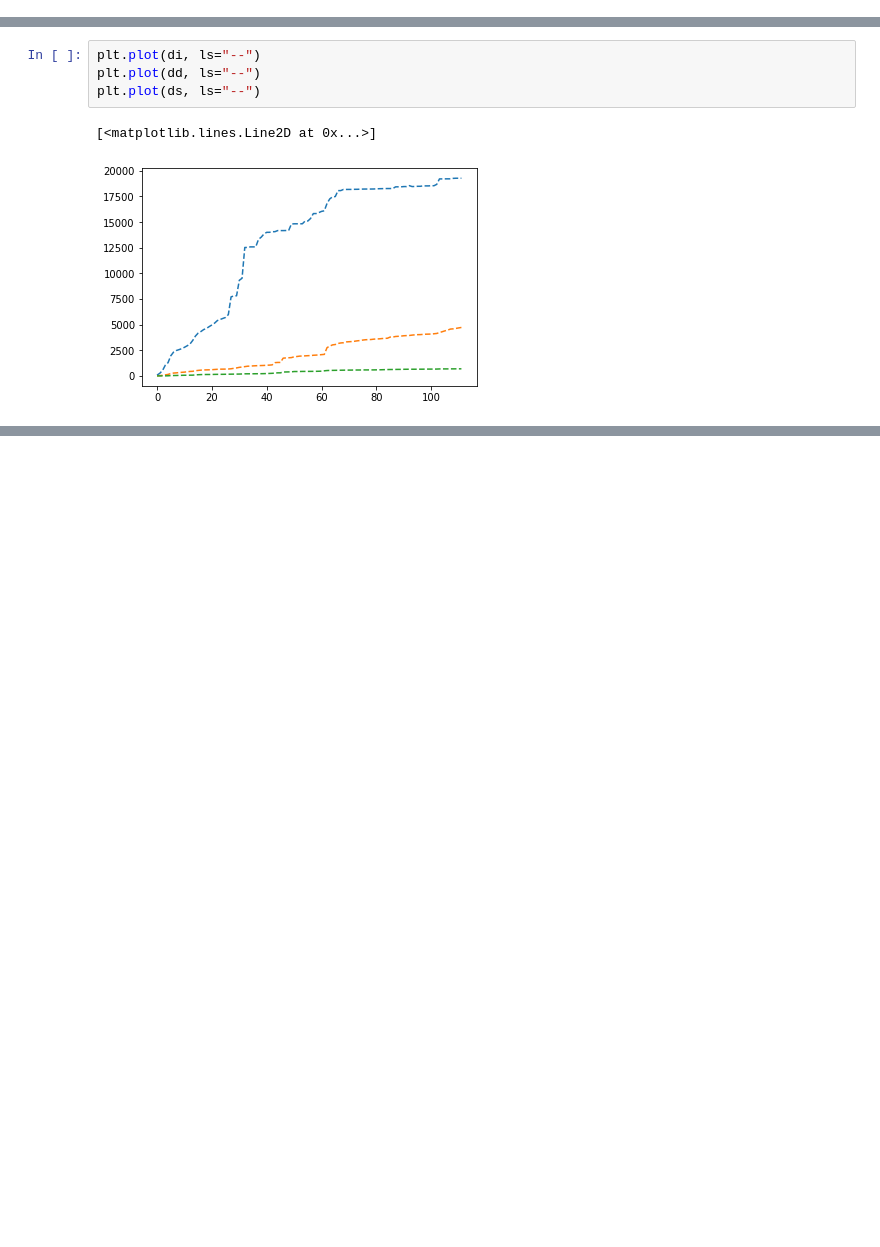
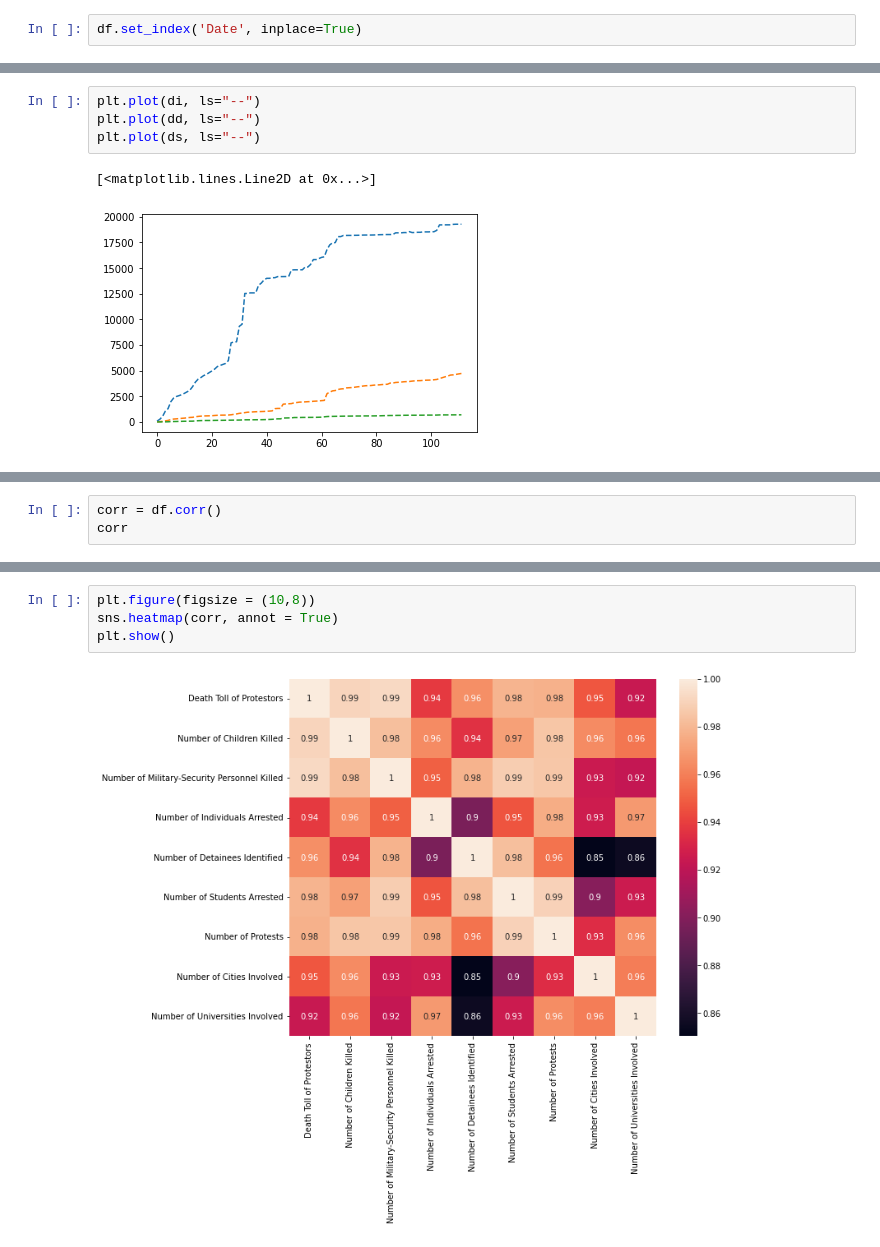
Before and after one commit to YB73/Iran-Protests-2022, a Jupyter notebook: Iran_Protests_2022.ipynb, the cells around one changed output, grey strips where cells are left out. Cells and saved outputs as stored; diff of their text form; blank space fills up the shorter version.

```diff
--- a/Iran_Protests_2022.ipynb
+++ b/Iran_Protests_2022.ipynb
@@ -137,5 +137,7 @@ plt.plot(dms, ls="--")
 df.index
 # %% [output]
 RangeIndex(start=0, stop=112, step=1)
+# %%
+df.set_index('Date', inplace=True)
 # %%
 import plotly.express as px
@@ -185,3 +187,6 @@ fig2.show()
 [interactive output not drawn]
 [interactive output not drawn]
 [interactive output not drawn]
+# %%
+corr = df.corr()
+corr
@@ -187,0 +204,6 @@ fig2.show()
+# %%
+plt.figure(figsize = (10,8))
+sns.heatmap(corr, annot = True)
+plt.show()
+# %% [output]
+[figure, added]
```
Also changed, not shown: parts of 2 cells of this notebook.
